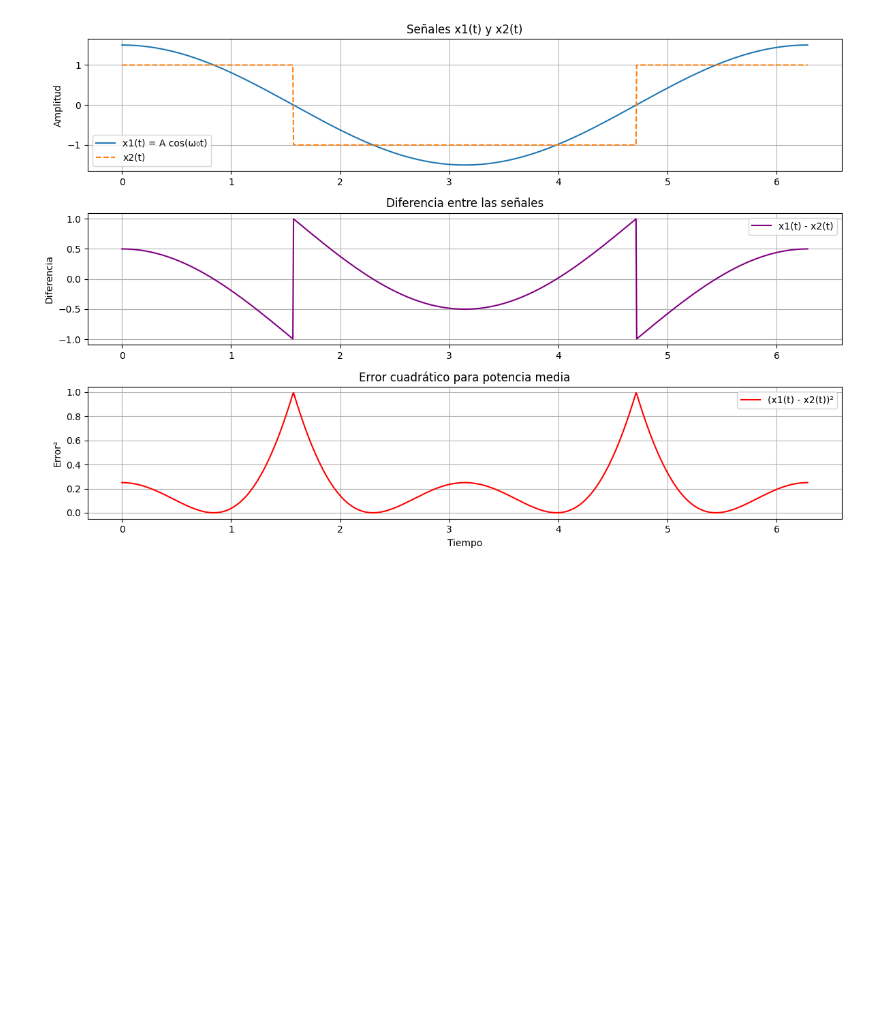
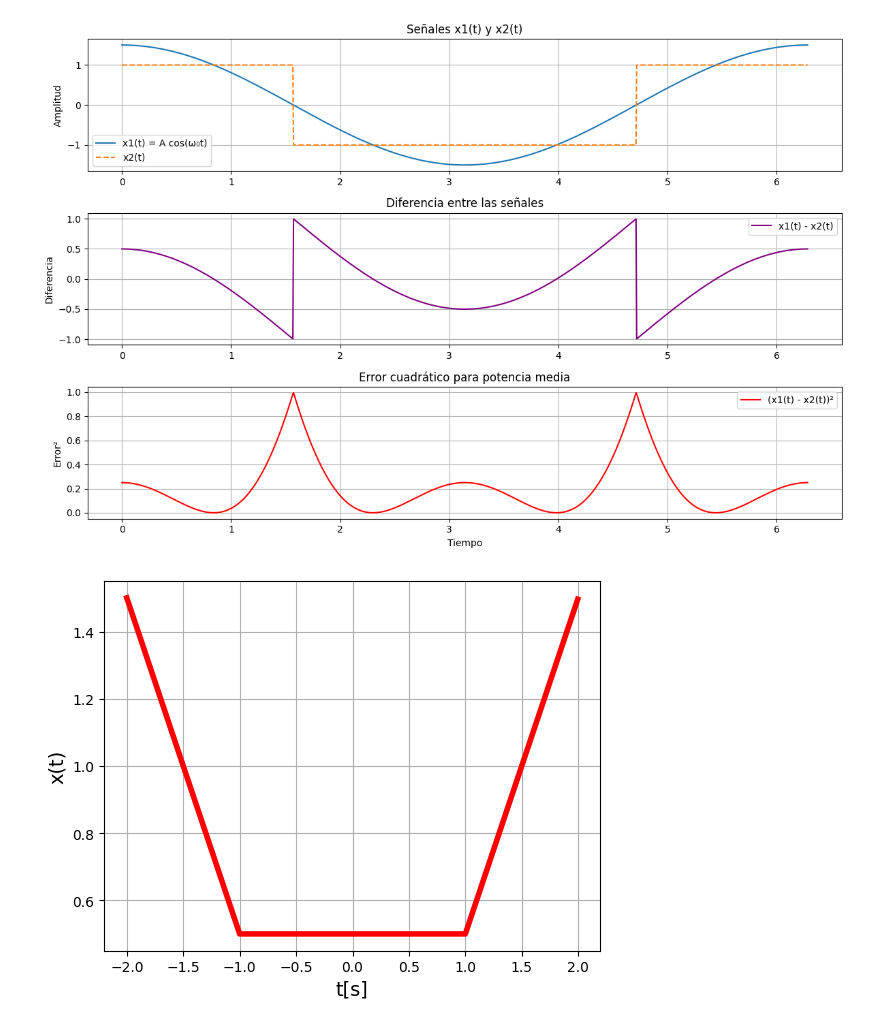
Before and after one commit to kevin-loaiza/senales_y_sistemas, a Jupyter notebook: Pacial1.ipynb, the cells around one changed output. Drawn from its saved outputs; the diff is of its cells as text; code cells hidden in the pictures; blank space fills up the shorter version.

```diff
--- a/Pacial1.ipynb
+++ b/Pacial1.ipynb
@@ -323,3 +323,45 @@ Potencia media de la diferencia: A**2/2 - 4*A/pi + 1
 Distancia media: sqrt(A**2/2 - 4*A/pi + 1)
 Distancia media entre x1(t) y x2(t): 0.4638
 [figure]
+# %%
+from ipywidgets import interact,IntSlider
+import numpy as np
+import matplotlib.pyplot as plt
+A=1
+d2=2
+d1=1
+#mostrar la señal
+T = 2*d2 # segundos de gráfica
+Fo = 1/T
+Fs = 1000*Fo # frecuencia de muestreo definida
+tv = np.arange(-T/2,T/2,1/Fs) #vector de tiempo generado
+Nm = len(tv) #numero de muestras requeridas
+def funcion_trapecio(x, a, b, c, d):
+    """
+    Genera una función en forma de trapecio.
+
+    Parámetros:
+    - x: Un array de valores en el eje x.
+    - a: Inicio de la pendiente ascendente.
+    - b: Inicio de la meseta (valores altos constantes).
+    - c: Fin de la meseta (valores altos constantes).
+    - d: Fin de la pendiente descendente.
+
+    Retorna:
+    - Un array con los valores de la función trapezoidal en cada punto x.
+    """
+    return np.maximum(0, np.minimum((x - a) / (b - a), np.minimum(1, (d - x) / (d - c))))
+
+# Ejemplo de uso
+x = -funcion_trapecio(tv, -d2, -d1, d1, d2)+1.5
+
+
+
+#graficar señal original
+plt.plot(tv,x,'r',linewidth=4)
+plt.grid()
+plt.xlabel("t[s]",fontsize = 14)
+plt.ylabel("x(t)",fontsize = 14)
+plt.show()
+# %% [output]
+[figure, added]
```
Also changed, not shown: parts of 5 cells of this notebook.
